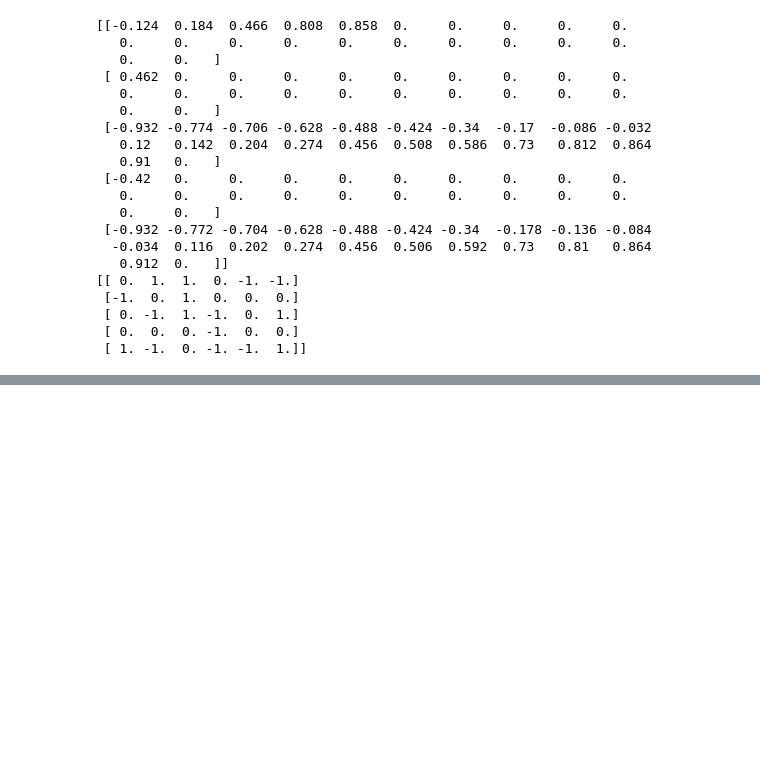
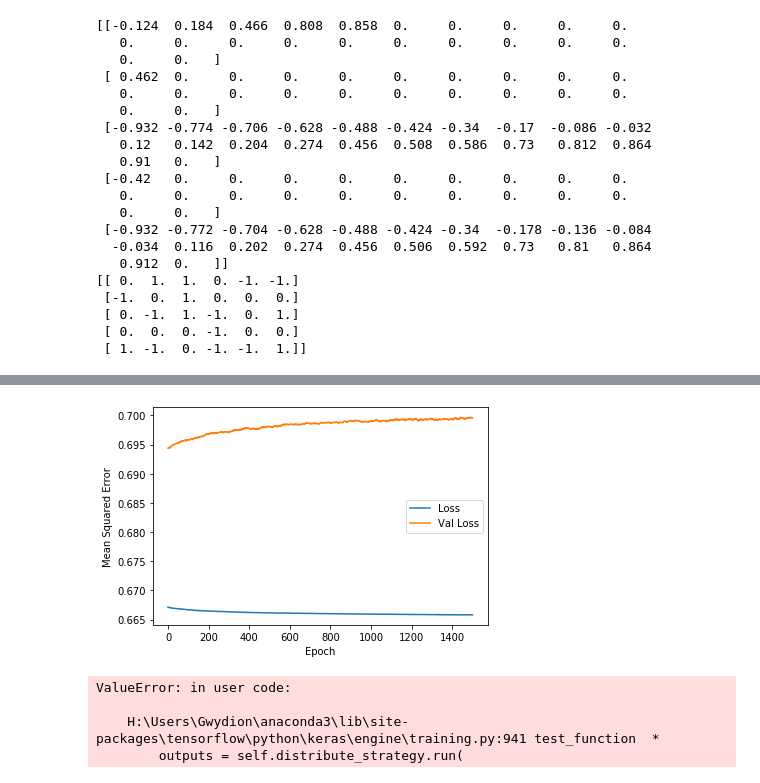
Before and after one commit to GwydionJon/EN_learn, a Jupyter notebook: machine_learning/ML_get_parameters_from_peakNumber V2.ipynb, the cells around one changed output, grey strips where cells are left out. Cells and saved outputs as stored; diff of their text form; code cells hidden in the pictures; blank space fills up the shorter version.

```diff
--- a/machine_learning/ML_get_parameters_from_peakNumber V2.ipynb
+++ b/machine_learning/ML_get_parameters_from_peakNumber V2.ipynb
@@ -211,3 +211,27 @@ print(labels_test[0:5])
  [ 0. -1.  1. -1.  0.  1.]
  [ 0.  0.  0. -1.  0.  0.]
  [ 1. -1.  0. -1. -1.  1.]]
+# %%
+#new try with 2d Data:
+
+import pandas as pd
+import numpy as np
+import tensorflow as tf
+import matplotlib.pyplot as plt
+import kerastuner as kt
+from sklearn.model_selection import train_test_split
+
+
+def get_array_from_strings(data_string, padded_array):
+    use_paddad_array=padded_array.copy()
+    for i,x_string in enumerate(data_string):
+        x_string=x_string.replace('\n','').replace('[','').replace(']','')
+        x_split= x_string.split(' ')
+        j=0
+        for x in (x_split):
+            if(x!=''):
+                #print(x)
+                use_paddad_array[i,j]=float(x)
+                j=j+1
+
+    return use_paddad_array
@@ -213,0 +377,4 @@ print(labels_test[0:5])
+# %%
+two_d_model=create_2d_model(0.001,(22,2))
+# %%
+epochs, mse,val_mse =train_model(two_d_model,data_train,labels_train,1500)
@@ -213,0 +399,20 @@ print(labels_test[0:5])
+# %%
+#features = {name:np.array(value) for name, value in df_test.items()}
+#label=df_test[label_name].to_numpy()
+#data_train, data_test, labels_train, labels_test
+plot_the_loss_curve(epochs, mse,val_mse)
+evaluation=my_model.evaluate(x = data_test, y = labels_test)
+predicted = my_model.predict(data_test)
+print(evaluation)
+
+
+
+df_test=pd.DataFrame(labels_test,columns=["k6a1_test","k6a2_test","k11_test","k12_test","k9a1_test","k9a2_test"])
+df_predict=pd.DataFrame(predicted,columns=["k6a1_hat","k6a2_hat","k11_hat","k12_hat","k9a1_hat","k9a2_hat"])
+pd.concat([df_test,df_predict], axis=1).head()
+# %% [output]
+[figure, added]
+ValueError: in user code:
+
+    H:\Users\Gwydion\anaconda3\lib\site-packages\tensorflow\python\keras\engine\training.py:941 test_function  *
+        outputs = self.distribute_strategy.run(
```
Also changed, not shown: parts of 8 cells of this notebook, 3 other files.
